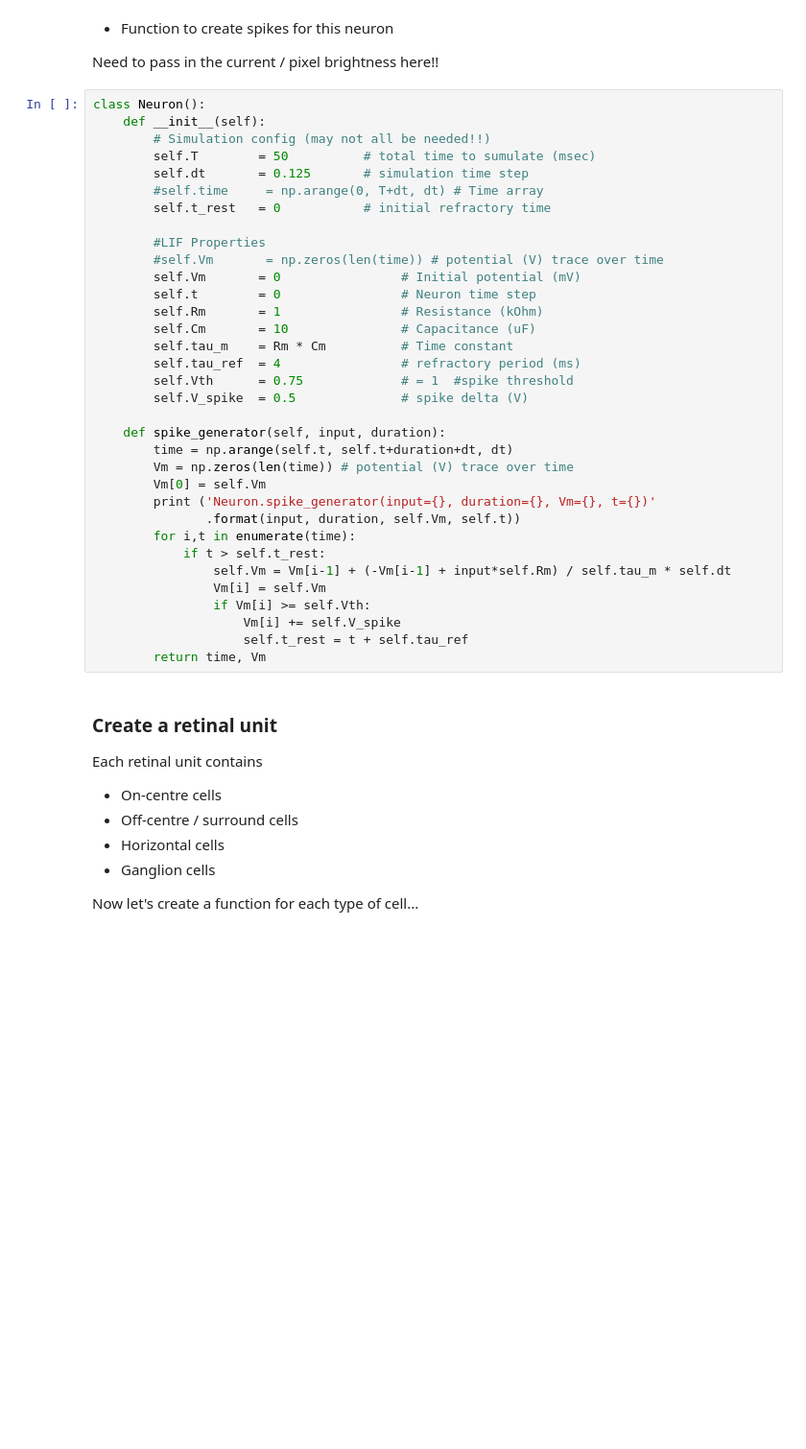
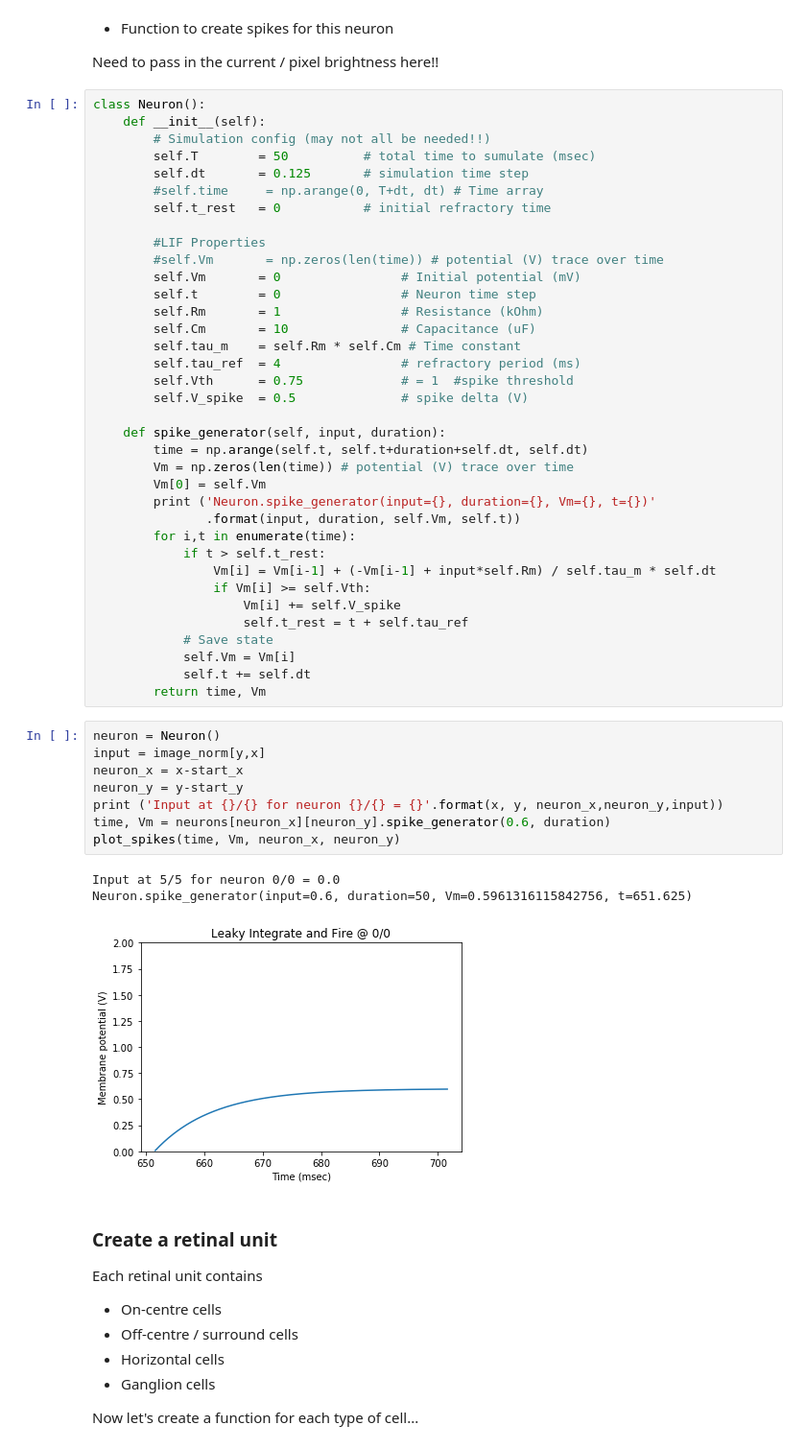
Before and after one commit to markstrefford/STDP-Based-Visual-Feature-Learning, a Jupyter notebook: 035.ipynb, the cells around one changed output. Shown at 96% size. Cells and saved outputs as stored; diff of their text form; blank space fills up the shorter version.

```diff
--- a/035.ipynb
+++ b/035.ipynb
@@ -180,25 +188,39 @@ class Neuron():
         self.t        = 0                # Neuron time step
         self.Rm       = 1                # Resistance (kOhm)
         self.Cm       = 10               # Capacitance (uF)
-        self.tau_m    = Rm * Cm          # Time constant
+        self.tau_m    = self.Rm * self.Cm # Time constant
         self.tau_ref  = 4                # refractory period (ms)
         self.Vth      = 0.75             # = 1  #spike threshold
         self.V_spike  = 0.5              # spike delta (V)
 
     def spike_generator(self, input, duration):
-        time = np.arange(self.t, self.t+duration+dt, dt)
+        time = np.arange(self.t, self.t+duration+self.dt, self.dt)
         Vm = np.zeros(len(time)) # potential (V) trace over time
         Vm[0] = self.Vm
         print ('Neuron.spike_generator(input={}, duration={}, Vm={}, t={})'
                .format(input, duration, self.Vm, self.t))
         for i,t in enumerate(time):
             if t > self.t_rest:
-                self.Vm = Vm[i-1] + (-Vm[i-1] + input*self.Rm) / self.tau_m * self.dt
-                Vm[i] = self.Vm
+                Vm[i] = Vm[i-1] + (-Vm[i-1] + input*self.Rm) / self.tau_m * self.dt
                 if Vm[i] >= self.Vth:
                     Vm[i] += self.V_spike
                     self.t_rest = t + self.tau_ref
+            # Save state
+            self.Vm = Vm[i]
+            self.t += self.dt
         return time, Vm
+# %%
+neuron = Neuron()
+input = image_norm[y,x]
+neuron_x = x-start_x
+neuron_y = y-start_y
+print ('Input at {}/{} for neuron {}/{} = {}'.format(x, y, neuron_x,neuron_y,input))
+time, Vm = neurons[neuron_x][neuron_y].spike_generator(0.6, duration)
+plot_spikes(time, Vm, neuron_x, neuron_y)
+# %% [output]
+Input at 5/5 for neuron 0/0 = 0.0
+Neuron.spike_generator(input=0.6, duration=50, Vm=0.5961316115842756, t=651.625)
+[figure, added]
 # %% [markdown]
 ### Create a retinal unit
 
```
Also changed, not shown: parts of 6 cells of this notebook.
